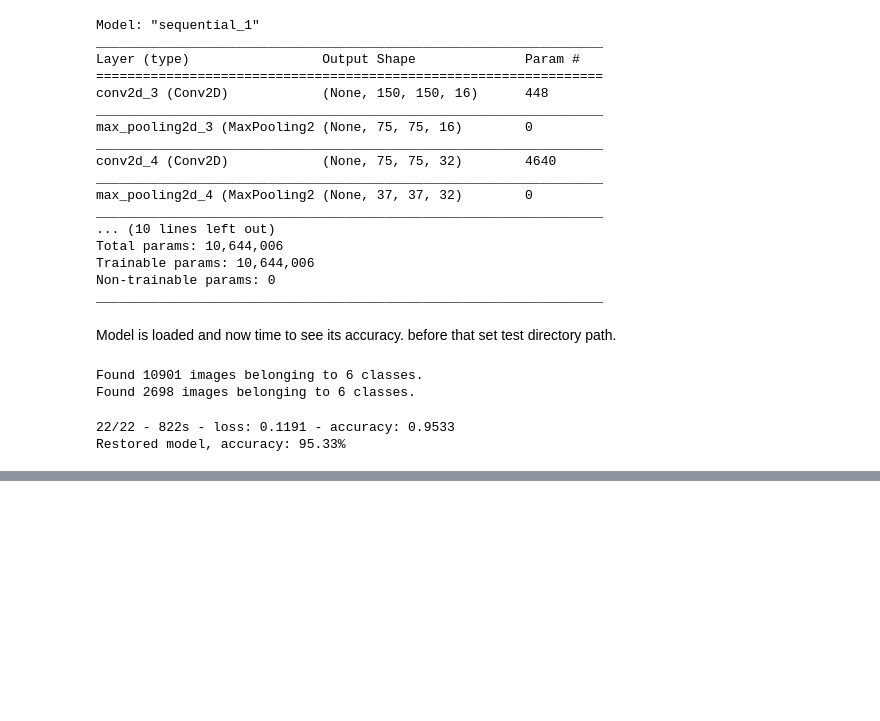
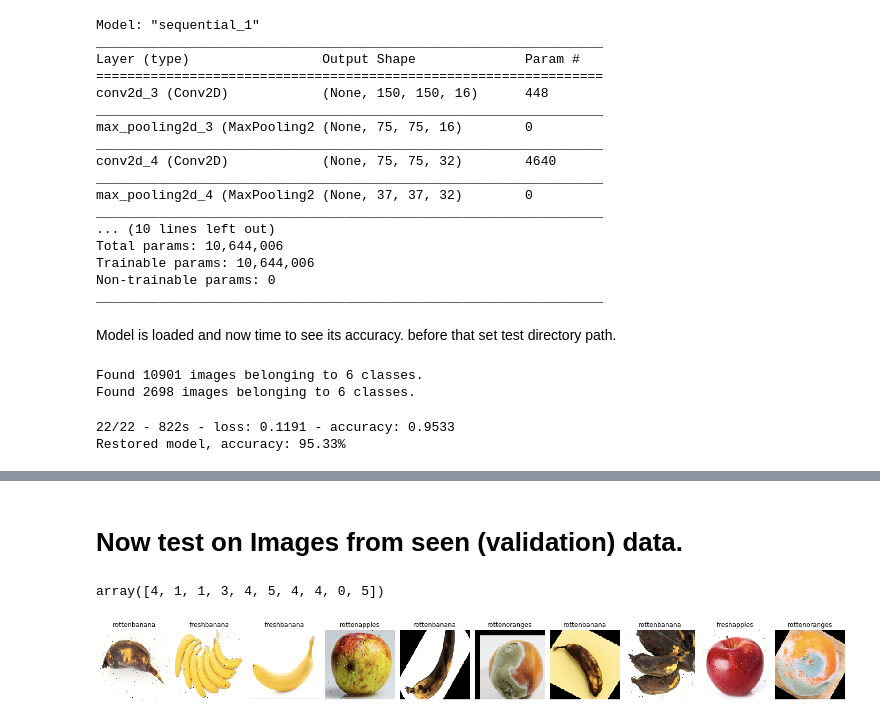
Before and after one commit to pradeepprasad/Machine_Learning_Workspace, a Jupyter notebook: Fruit_Quality_Check_0_4.ipynb, the cells around one changed output, grey strips where cells are left out. Drawn from its saved outputs; the diff is of its cells as text; code cells hidden in the pictures; blank space fills up the shorter version.

```diff
--- a/Fruit_Quality_Check_0_4.ipynb
+++ b/Fruit_Quality_Check_0_4.ipynb
@@ -81,0 +144,12 @@ Restored model, accuracy: 95.33%
+# %% [markdown]
+# **Now test on Images from seen (validation) data.**
+# %%
+sample_validation_images, _ = next(val_data_gen)
+predicted_classes = loaded_model.predict_classes(sample_validation_images[:10])
+predicted_classes
+# %% [output]
+array([4, 1, 1, 3, 4, 5, 4, 4, 0, 5])
+# %%
+plotImages_all(sample_validation_images[:10], predicted_classes)
+# %% [output]
+[figure, added]
```
Also changed, not shown: parts of 10 cells of this notebook.
